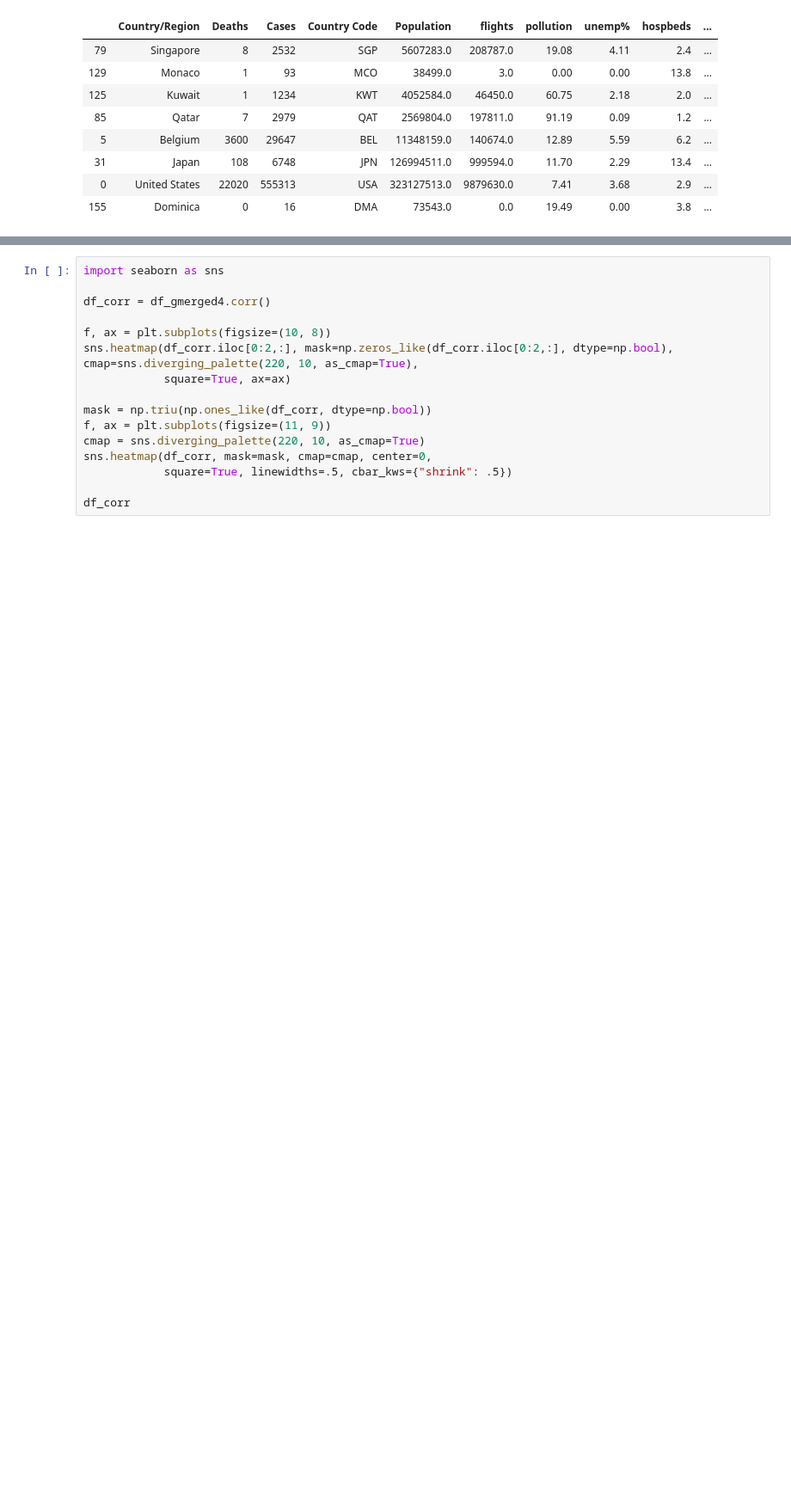
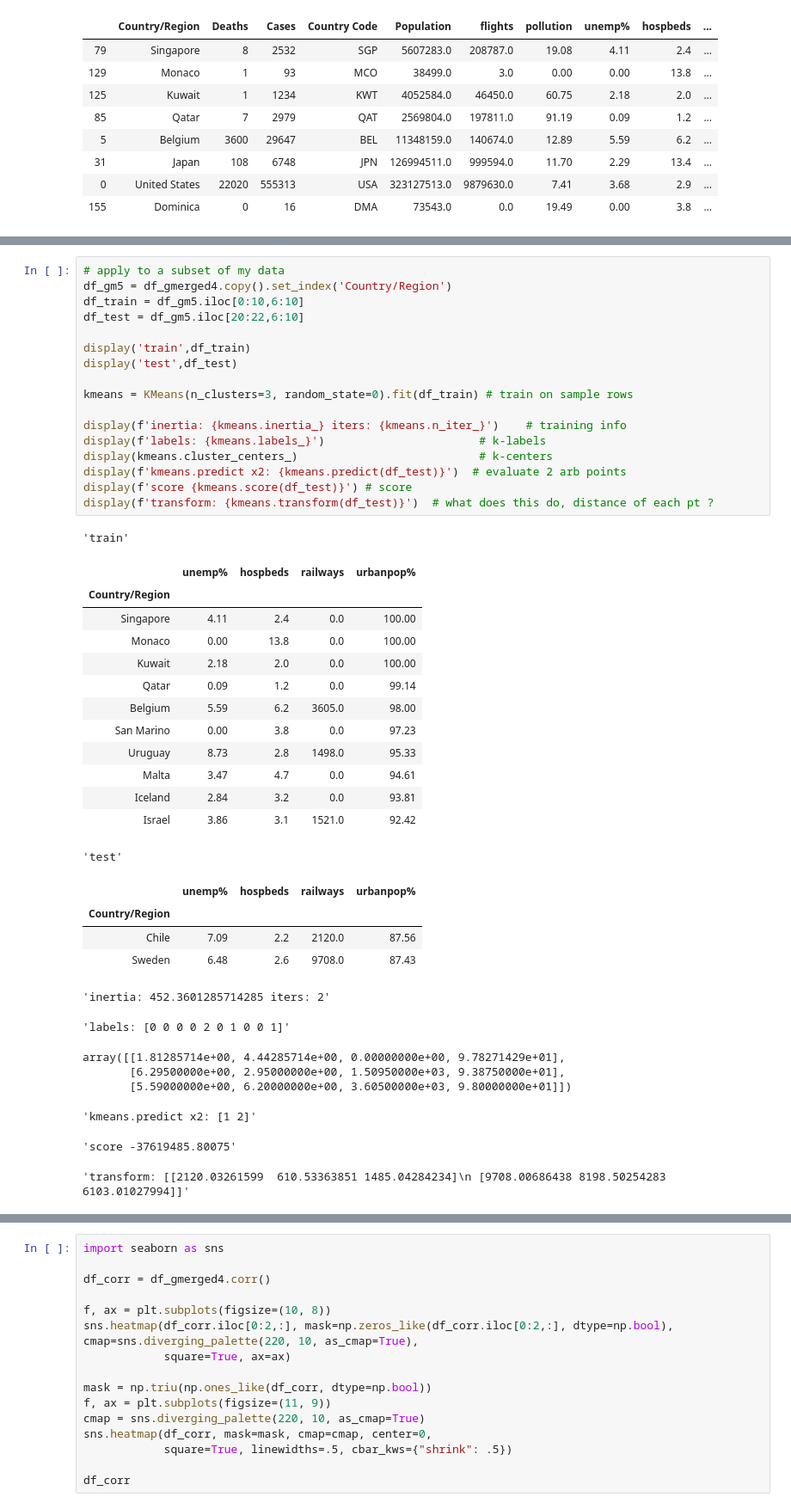
Before and after one commit to dougfoo/machineLearning, a Jupyter notebook: covid/COVID-global-clustering.ipynb, the cells around one changed output, grey strips where cells are left out. Shown: that part at 86% size. Drawn from its saved outputs; the diff is of its cells as text; blank space fills up the shorter version.

Commit message:
initial clustering analysis

```diff
--- a/covid/COVID-global-clustering.ipynb
+++ b/covid/COVID-global-clustering.ipynb
@@ -222,0 +259,44 @@ df_gmerged4
+# %%
+# apply to a subset of my data
+df_gm5 = df_gmerged4.copy().set_index('Country/Region')
+df_train = df_gm5.iloc[0:10,6:10]
+df_test = df_gm5.iloc[20:22,6:10]
+
+display('train',df_train)
+display('test',df_test)
+
+kmeans = KMeans(n_clusters=3, random_state=0).fit(df_train) # train on sample rows
+
+display(f'inertia: {kmeans.inertia_} iters: {kmeans.n_iter_}')    # training info
+display(f'labels: {kmeans.labels_}')                       # k-labels
+display(kmeans.cluster_centers_)                           # k-centers
+display(f'kmeans.predict x2: {kmeans.predict(df_test)}')  # evaluate 2 arb points
+display(f'score {kmeans.score(df_test)}') # score
+display(f'transform: {kmeans.transform(df_test)}')  # what does this do, distance of each pt ?
+# %% [output]
+'train'
+|  | unemp% | hospbeds | railways | urbanpop% |
+| Country/Region |  |  |  |  |
+| Singapore | 4.11 | 2.4 | 0.0 | 100.00 |
+| Monaco | 0.00 | 13.8 | 0.0 | 100.00 |
+| Kuwait | 2.18 | 2.0 | 0.0 | 100.00 |
+| Qatar | 0.09 | 1.2 | 0.0 | 99.14 |
+| Belgium | 5.59 | 6.2 | 3605.0 | 98.00 |
+| San Marino | 0.00 | 3.8 | 0.0 | 97.23 |
+| Uruguay | 8.73 | 2.8 | 1498.0 | 95.33 |
+| Malta | 3.47 | 4.7 | 0.0 | 94.61 |
+| Iceland | 2.84 | 3.2 | 0.0 | 93.81 |
+| Israel | 3.86 | 3.1 | 1521.0 | 92.42 |
+'test'
+|  | unemp% | hospbeds | railways | urbanpop% |
+| Country/Region |  |  |  |  |
+| Chile | 7.09 | 2.2 | 2120.0 | 87.56 |
+| Sweden | 6.48 | 2.6 | 9708.0 | 87.43 |
+'inertia: 452.3601285714285 iters: 2'
+'labels: [0 0 0 0 2 0 1 0 0 1]'
+array([[1.81285714e+00, 4.44285714e+00, 0.00000000e+00, 9.78271429e+01],
+       [6.29500000e+00, 2.95000000e+00, 1.50950000e+03, 9.38750000e+01],
+       [5.59000000e+00, 6.20000000e+00, 3.60500000e+03, 9.80000000e+01]])
+'kmeans.predict x2: [1 2]'
+'score -37619485.80075'
+'transform: [[2120.03261599  610.53363851 1485.04284234]\n [9708.00686438 8198.50254283 6103.01027994]]'
```
Also changed, not shown: parts of 5 cells of this notebook.
